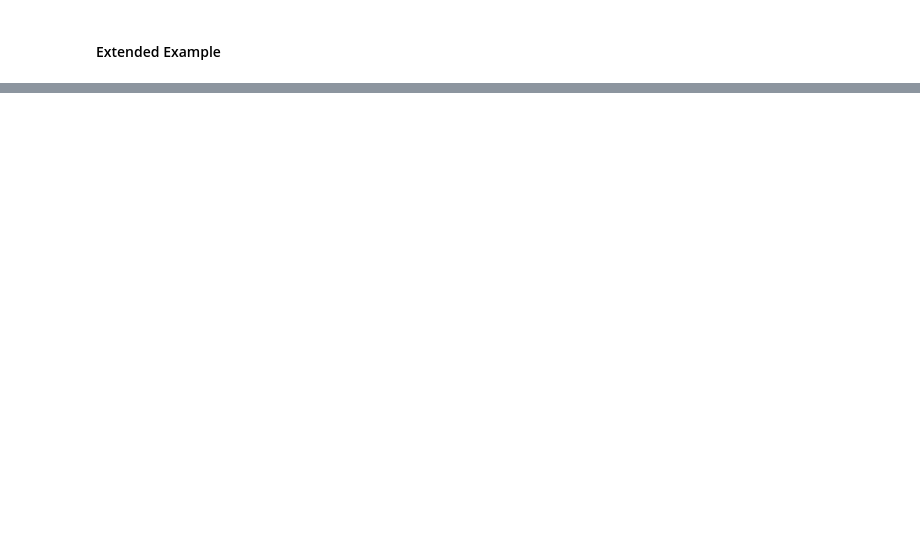
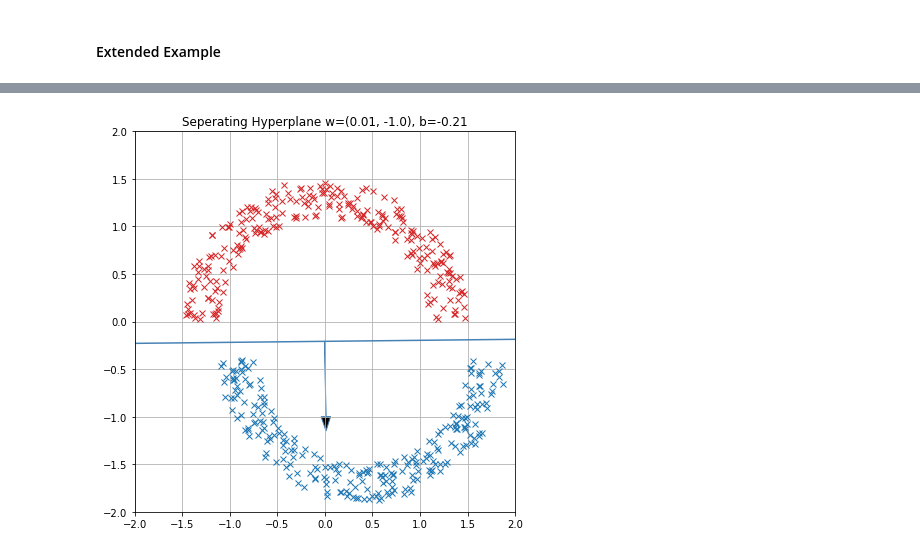
Before and after one commit to apefind/math, a Jupyter notebook: notebook/neural_networks.ipynb, the cells around one changed output, grey strips where cells are left out. Drawn from its saved outputs; the diff is of its cells as text; code cells hidden in the pictures; blank space fills up the shorter version.

```diff
--- a/notebook/neural_networks.ipynb
+++ b/notebook/neural_networks.ipynb
@@ -527,0 +539,3 @@ analyze_boolean_approx(NAND, a, da, fire, S, E, trials)
+# %%
+a, da, fire = lambda x: 0.5 * linear(x) + 0.5, lambda x: 0.5 * dx_linear(x), heaviside
+analyze_boolean_approx(NAND, a, da, fire, S, E, trials)
@@ -588,0 +601,12 @@ plot.show()
+# %%
+s, epochs = 0.01, 250
+a, da = sigmoid, dx_sigmoid
+a, da = linear, dx_linear
+a, da = tanh, dx_tanh
+a, da = lambda x: 0.5 * tanh(x) + 0.5, lambda x: 0.5 * dx_tanh(x)
+a, da = lambda x: 0.5 * linear(x) + 0.5, lambda x: 0.5 * dx_linear(x)
+
+w, b = delta_rule(T, a=a, da=da, s=s, epochs=epochs)
+plot_annulus_classification(A0, A1, normed(w), b / norm(w))
+# %% [output]
+[figure, added]
```
Also changed, not shown: parts of 18 cells of this notebook, 6 other files.
